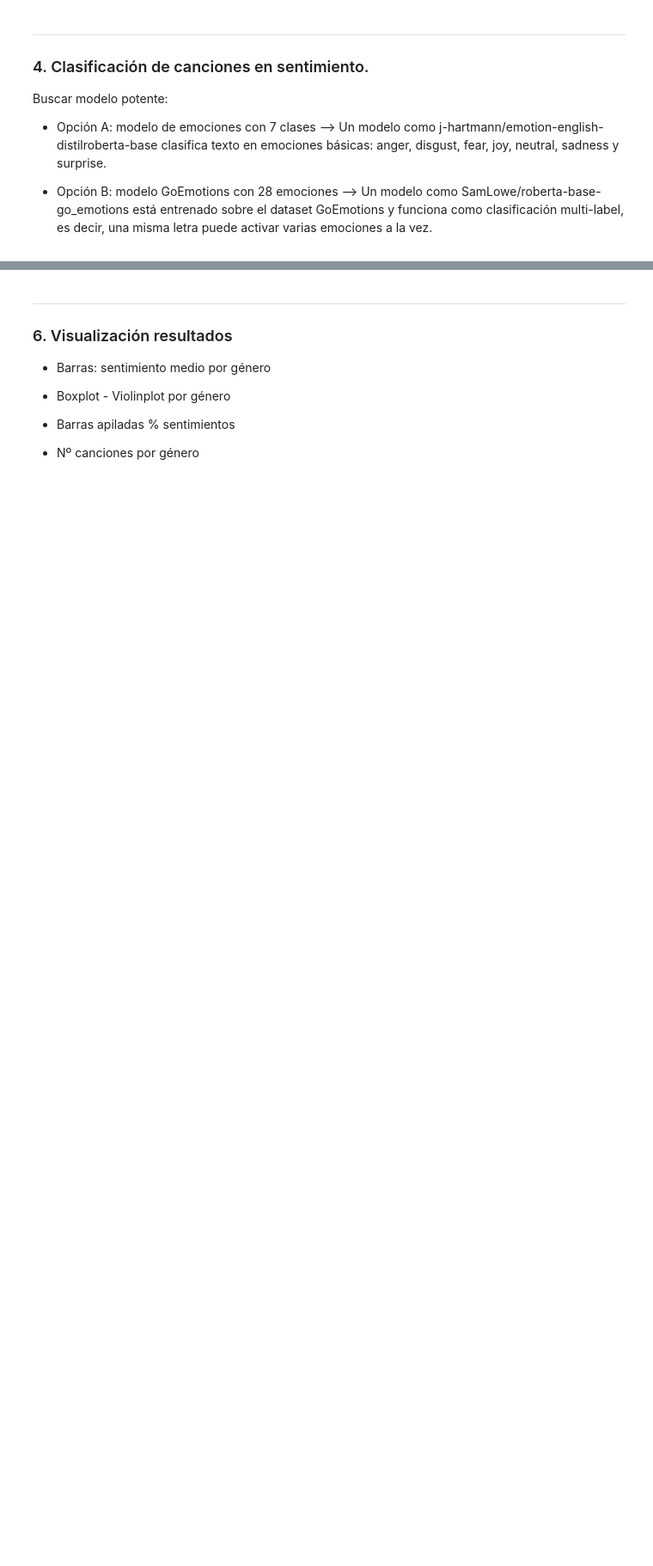
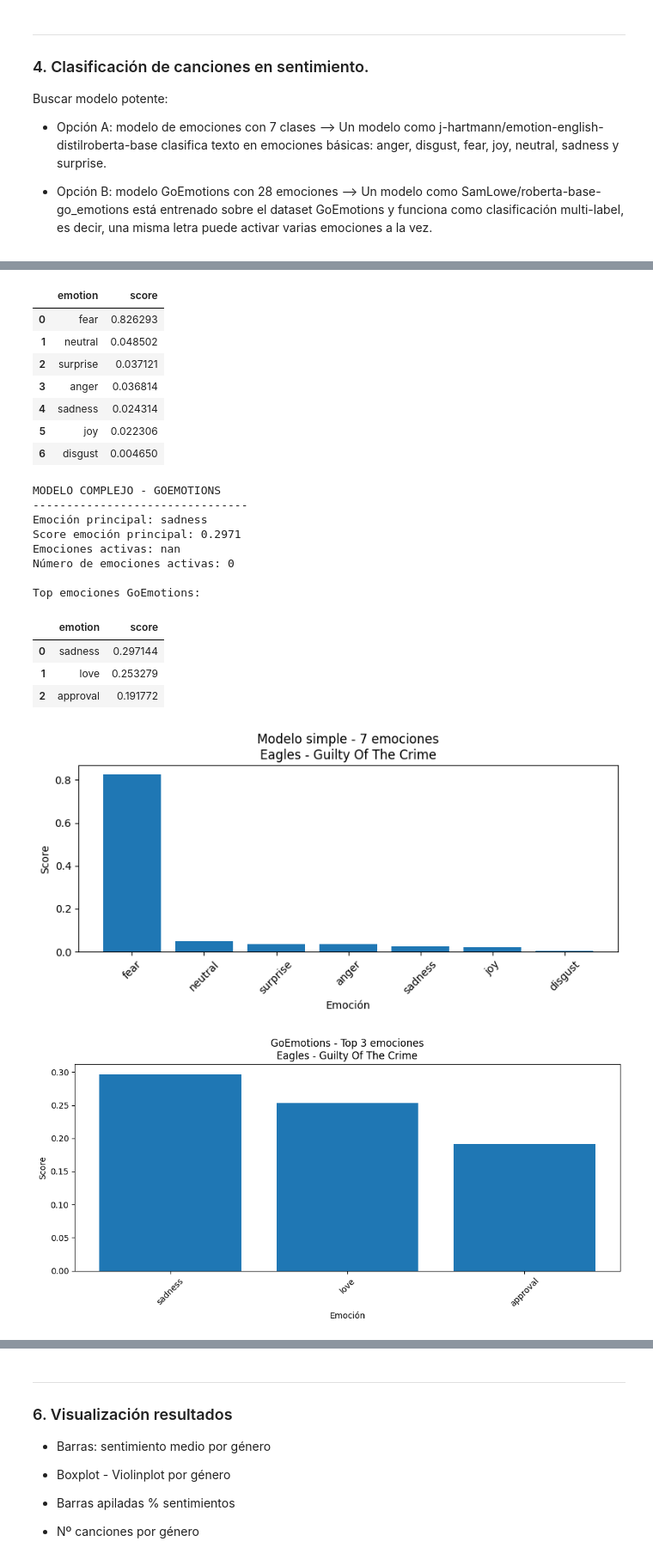
Before and after one commit to pacarma4/NLP, a Jupyter notebook: sentiment_analysis.ipynb, the cells around one changed output, grey strips where cells are left out. Shown at 86% size. Saved outputs shown, nothing was run; the diff lists cells and outputs as text; code cells hidden in the pictures; blank space fills up the shorter version.

Commit message:
Pruebas con distintos modelos (simples/complejos) sobre 700 canciones con lyrics y generos.

```diff
--- a/sentiment_analysis.ipynb
+++ b/sentiment_analysis.ipynb
@@ -729,0 +1442,33 @@ Buscar modelo potente:
+# %%
+# ==============================
+# Columnas de emociones
+# ==============================
+
+simple_emotion_cols = [
+    "anger",
+    "disgust",
+    "fear",
+    "joy",
+    "neutral",
+    "sadness",
+    "surprise"
+]
+
+go_metadata_cols = {
+    "go_top_emotion",
+    "go_top_emotion_score",
+    "go_active_emotions",
+
+    "go_n_active",
+
+    "go_threshold",
+    "go_n_chunks"
+}
+
+complex_emotion_cols = [
+    col for col in df_complex.columns
+    if col.startswith("go_") and col not in go_metadata_cols
+]
+
+print("Emociones modelo simple:", simple_emotion_cols)
+print("Número de emociones GoEmotions:", len(complex_emotion_cols))
@@ -729,0 +1640,6 @@ Buscar modelo potente:
+# %%
+simple_result, complex_result = compare_song_sentiment(
+    index=178,
+    top_k_go=3
+)
+# %% [output]
@@ -730,3 +1657,25 @@ Buscar modelo potente:
+|  | emotion | score |
+| 0 | fear | 0.826293 |
+| 1 | neutral | 0.048502 |
+| 2 | surprise | 0.037121 |
+| 3 | anger | 0.036814 |
+| 4 | sadness | 0.024314 |
+| 5 | joy | 0.022306 |
+| 6 | disgust | 0.004650 |
+MODELO COMPLEJO - GOEMOTIONS
+--------------------------------
+Emoción principal: sadness
+Score emoción principal: 0.2971
+Emociones activas: nan
+Número de emociones activas: 0
+
+Top emociones GoEmotions:
+|  | emotion | score |
+| 0 | sadness | 0.297144 |
+| 1 | love | 0.253279 |
+| 2 | approval | 0.191772 |
+[figure, added]
+[figure, added]
 # %% [markdown]
 ---
 
```
Also changed, not shown: parts of 38 cells of this notebook.
